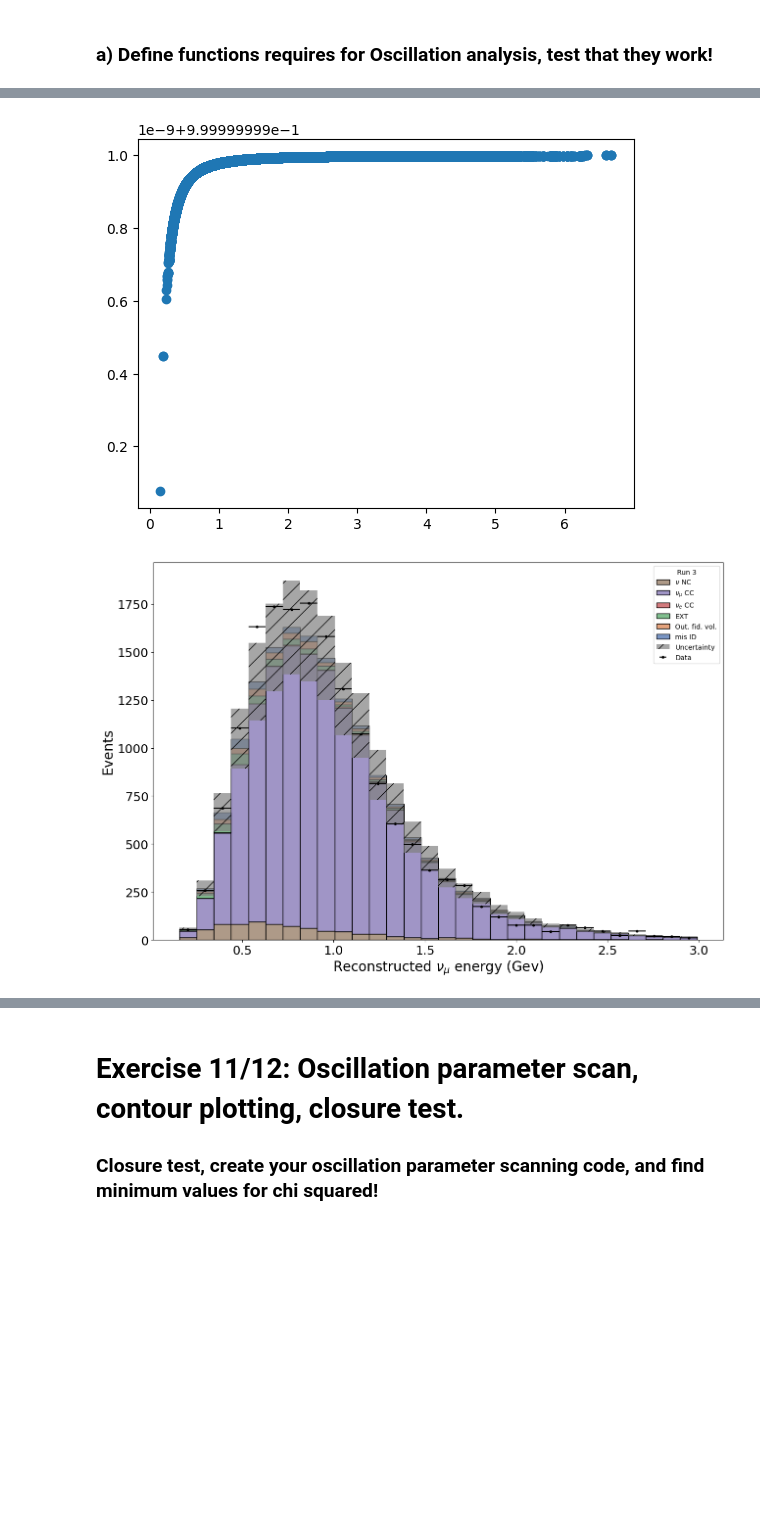
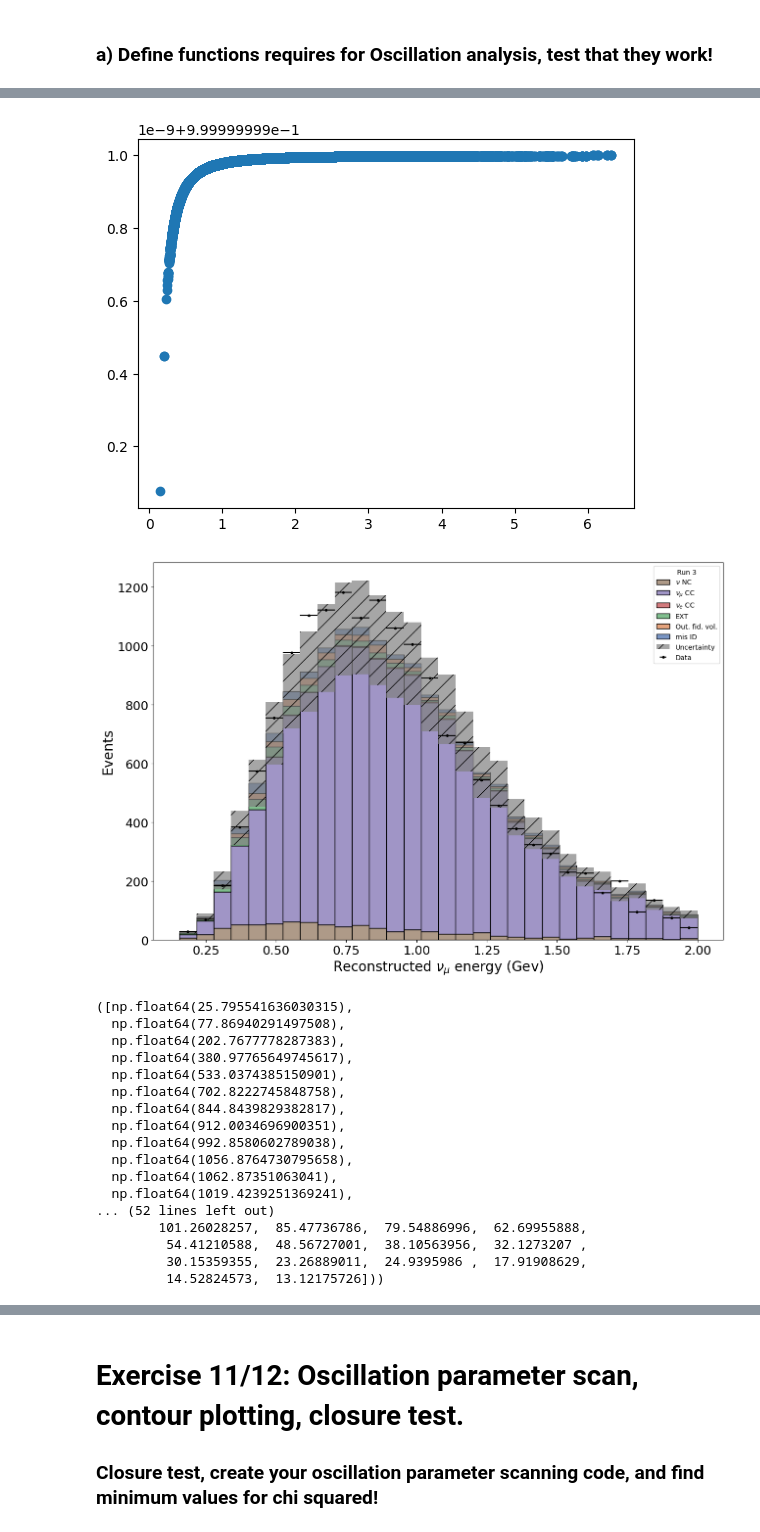
Before and after one commit to fredrikshaw/UOMLabs, a Jupyter notebook: MainAnalysis_template.ipynb, the cells around one changed output, grey strips where cells are left out. Cells and saved outputs as stored; diff of their text form; code cells hidden in the pictures; blank space fills up the shorter version.

```diff
--- a/MainAnalysis_template.ipynb
+++ b/MainAnalysis_template.ipynb
@@ -400,6 +400,6 @@ def Selections(frame, cuts, return_params = False):
 ## Calls the selection function on the dataframes
 # %%
 MC_EXT_CUT = MC_EXT.copy(deep=True)
-MC_EXT_CUT = Selections(MC_EXT_CUT, {"trk_energy_tot": [None, 3], "topological_score": [0.4, None]})
-data_frame = Selections(data, {"trk_energy_tot": [None, 3], "topological_score": [0.4, None]})#, "topological_score": [0.4, None]})
+MC_EXT_CUT = Selections(MC_EXT_CUT, {"trk_energy_tot": [None, 2], "topological_score": [0.4, None]})
+data_frame = Selections(data, {"trk_energy_tot": [None, 2], "topological_score": [0.4, None]})
 # %% [output]
@@ -523,7 +512,9 @@ Neutrino_functions.histogram_plot(MC_frame = MC_EXT_CUT, variable='trk_energy_to
 # oscillation function
 def P_no_oscillation(theta, dm21, L, E):
     return np.cos(theta)**4 + np.sin(theta)**4 + 2*(np.cos(theta)**2)*(np.sin(theta)**2)*np.cos(2.54 * dm21**2*L/(E))
-def P_oscillation(theta, dm21, L, E):
+def P_oscillation(theta, dm21, L, E, sin2theta = None):
+    if sin2theta != None:
+        return sin2theta * np.sin(1.27 * dm21*L/E) ** 2
     return np.sin(2*theta)**2 * np.sin(1.27 * dm21**2*L/E) ** 2
 
 E_vals = np.linspace(0, 3, 200)
@@ -533,8 +524,8 @@ theta = np.pi/6
 
 # Plot to show expected oscillation functions and to compare calculated value vs 1-P
 
-plt.plot(E_vals, [P_no_oscillation(theta, dm21, L, E) for E in E_vals])
+plt.plot(E_vals, P_no_oscillation(theta, dm21, L, E_vals))
 # plt.plot(E_vals, [P_oscillation(theta, dm21, L, E) for E in E_vals])
-plt.plot(E_vals, [1 - P_oscillation(theta, dm21, L, E) for E in E_vals])
+plt.plot(E_vals, P_oscillation(theta, dm21, L, E_vals))
 plt.show()
 # %% [output]
@@ -542,26 +533,41 @@ plt.show()
 # %%
 # muon disappearance application to reconstructed neutrino energy
 
-E_vals = [E for E in MC_EXT_CUT['true_E']]
+E_vals = np.array([E for E in MC_EXT_CUT['true_E']])
 L = 0.47
 dm21 = 0.003
 theta = np.pi/6
-probabilities = [1 - P_oscillation(theta, dm21, L, E) for E in E_vals]
-# MC_EXT_CUT_SCALED = MC_EXT_CUT.copy(deep=True)
-# MC_EXT_CUT_SCALED['weight'] = MC_EXT_CUT_SCALED['weight']*probabilities
+probabilities = 1 - P_oscillation(theta, dm21, L, E_vals)
 plt.scatter(E_vals, probabilities)
 plt.show()
 # %% [output]
-[figure, old version]
+[figure, new version]
 # %%
-MC_heights, data_heights, err = Neutrino_functions.histogram_plot(MC_frame = MC_EXT_CUT,
+Neutrino_functions.histogram_plot(MC_frame = MC_EXT_CUT,
                                   variable='trk_energy_tot',
                                   bins=30, name='Muon disappearance probability',
                                   scaling=MC_EXT_CUT['weight'] * probabilities,
                                   xlims=[min(MC_EXT_CUT['trk_energy_tot']), max(MC_EXT_CUT['trk_energy_tot'])],
                                   plot_data=True,
                                   dataFrame=data_frame)
 # %% [output]
-[figure, old version]
+[figure, new version]
+([np.float64(25.795541636030315),
+  np.float64(77.86940291497508),
+  np.float64(202.7677778287383),
+  np.float64(380.97765649745617),
+  np.float64(533.0374385150901),
+  np.float64(702.8222745848758),
+  np.float64(844.8439829382817),
+  np.float64(912.0034696900351),
+  np.float64(992.8580602789038),
+  np.float64(1056.8764730795658),
+  np.float64(1062.87351063041),
+  np.float64(1019.4239251369241),
+... (52 lines left out)
+        101.26028257,  85.47736786,  79.54886996,  62.69955888,
+         54.41210588,  48.56727001,  38.10563956,  32.1273207 ,
+         30.15359355,  23.26889011,  24.9395986 ,  17.91908629,
+         14.52824573,  13.12175726]))
 # %%
 # chi squared function
```
Also changed, not shown: parts of 25 cells of this notebook, 1 other file.
